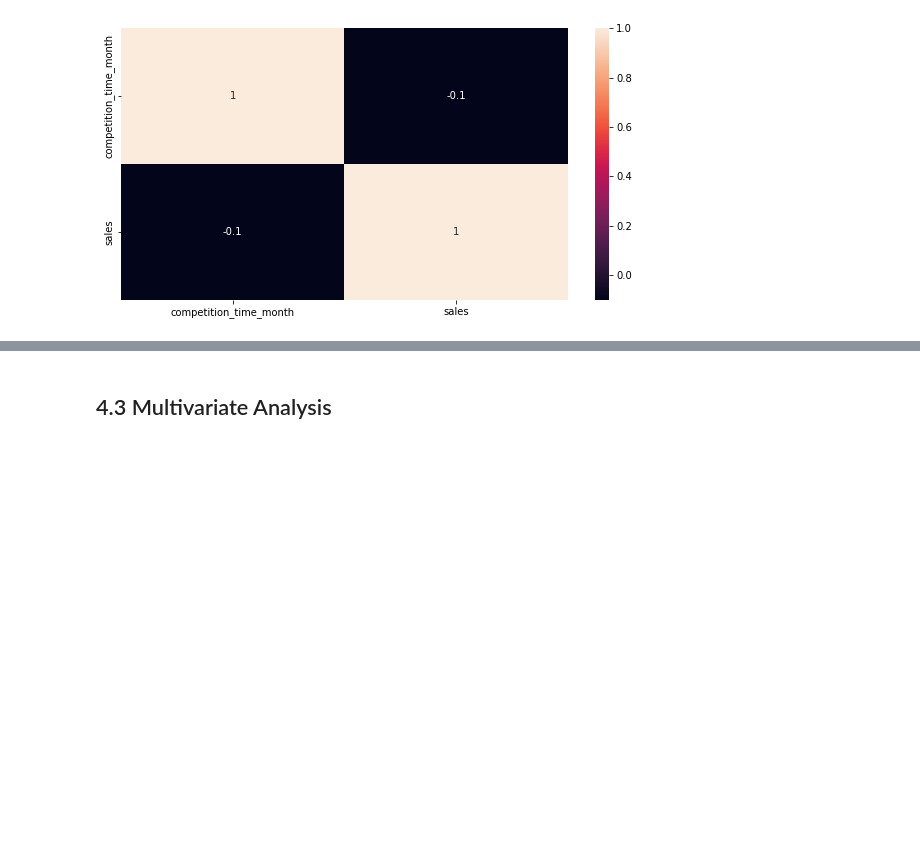
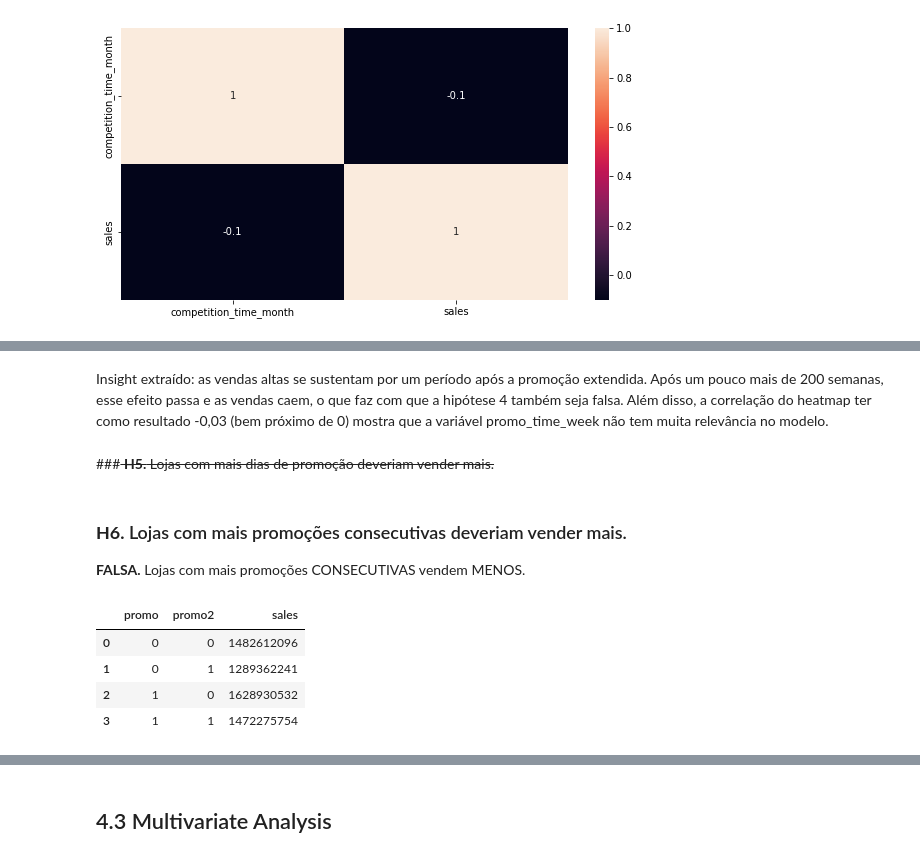
Before and after one commit to sergionaskbr/ds_in_production, a Jupyter notebook: m04_v01_store_sales_prediction.ipynb, the cells around one changed output, grey strips where cells are left out. Saved outputs shown, nothing was run; the diff lists cells and outputs as text; code cells hidden in the pictures; blank space fills up the shorter version.

```diff
--- a/m04_v01_store_sales_prediction.ipynb
+++ b/m04_v01_store_sales_prediction.ipynb
@@ -997,0 +1028,15 @@ plt.show();
+# %% [markdown]
+Insight extraído: as vendas altas se sustentam por um período após a promoção extendida. Após um pouco mais de 200 semanas, esse efeito passa e as vendas caem, o que faz com que a hipótese 4 também seja falsa. Além disso, a correlação do heatmap ter como resultado -0,03 (bem próximo de 0) mostra que a variável promo_time_week não tem muita relevância no modelo.
+# %% [markdown]
+###<s> **H5.** Lojas com mais dias de promoção deveriam vender mais.</s>
+# %% [markdown]
+### **H6.** Lojas com mais promoções consecutivas deveriam vender mais.
+**FALSA.** Lojas com mais promoções CONSECUTIVAS vendem MENOS.
+# %%
+df4[['promo', 'promo2', 'sales']].groupby(['promo', 'promo2']).sum().reset_index()
+# %% [output]
+|  | promo | promo2 | sales |
+| 0 | 0 | 0 | 1482612096 |
+| 1 | 0 | 1 | 1289362241 |
+| 2 | 1 | 0 | 1628930532 |
+| 3 | 1 | 1 | 1472275754 |
```
Also changed, not shown: parts of 20 cells of this notebook.
